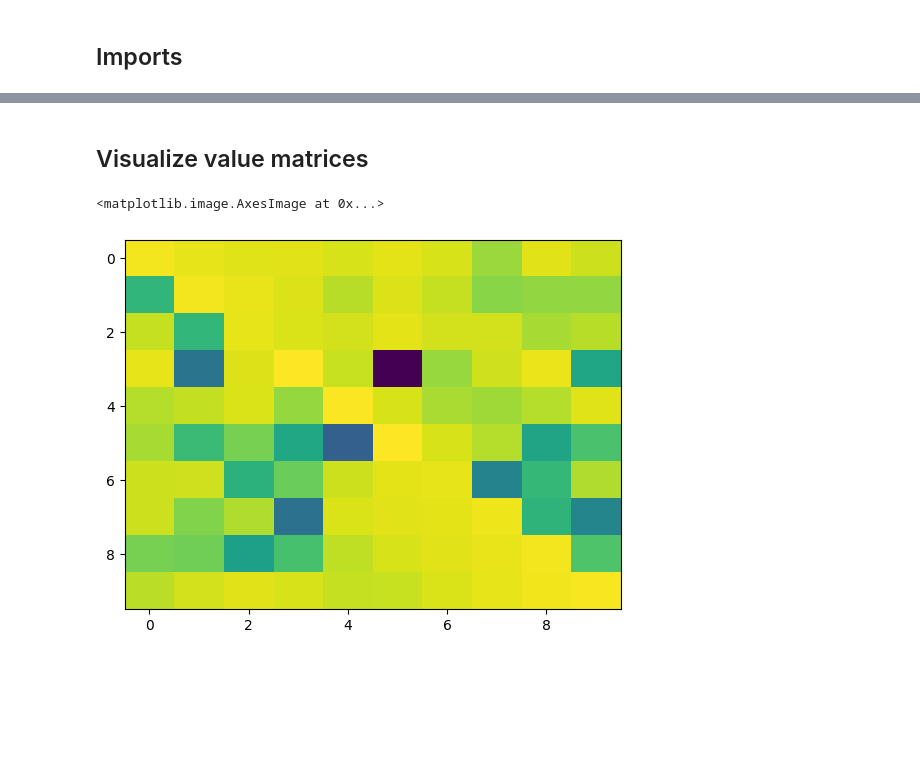
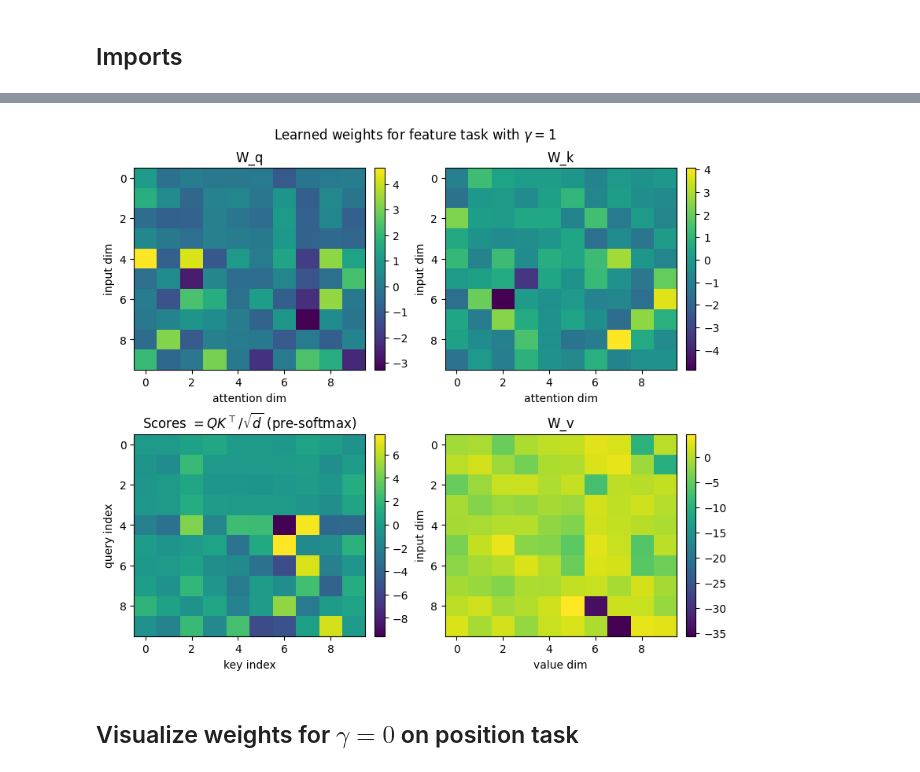
Before and after one commit to keith-murray/adaptive-bottleneck, a Jupyter notebook: notebooks/analyze_context_identification_models.ipynb, the cells around one changed output, grey strips where cells are left out. Drawn from its saved outputs; the diff is of its cells as text; code cells hidden in the pictures; blank space fills up the shorter version.

```diff
--- a/notebooks/analyze_context_identification_models.ipynb
+++ b/notebooks/analyze_context_identification_models.ipynb
@@ -20,4 +28,4 @@ with open(params_path, "rb") as f:
 # %%
-history_path = OUT_DIR / "context_id_feature_gamma0.0_softmax_seed0_history.json"
-with open(history_path, "r") as f:
-    history = json.load(f)
+params_path = OUT_DIR / "context_id_feature_gamma1.0_softmax_seed0_params.pkl"
+with open(params_path, "rb") as f:
+    params_attn = pickle.load(f)
@@ -106,2 +31,0 @@ plt.show()
-# %% [markdown]
-## Visualize value matrices
@@ -110,5 +32,9 @@ Wv = np.array(params_attn["W_v"])
-# %%
-plt.imshow(Wv, aspect="auto")
-# %% [output]
-<matplotlib.image.AxesImage at 0x...>
-[figure, removed]
+# %%
+plot_attention_representations(
+    params_attn,
+    r'Learned weights for feature task with $\gamma=1$'
+)
+# %% [output]
+[figure, added]
+# %% [markdown]
+## Visualize weights for $\gamma=0$ on position task
```
Also changed, not shown: parts of 19 cells of this notebook.
